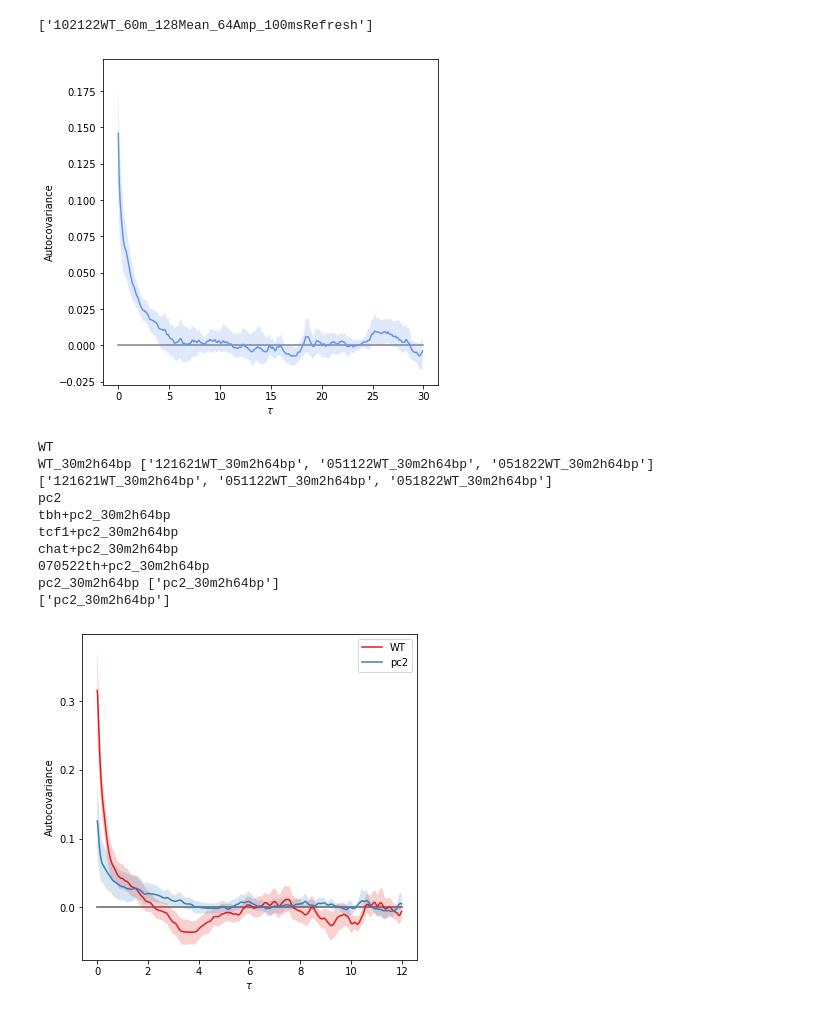
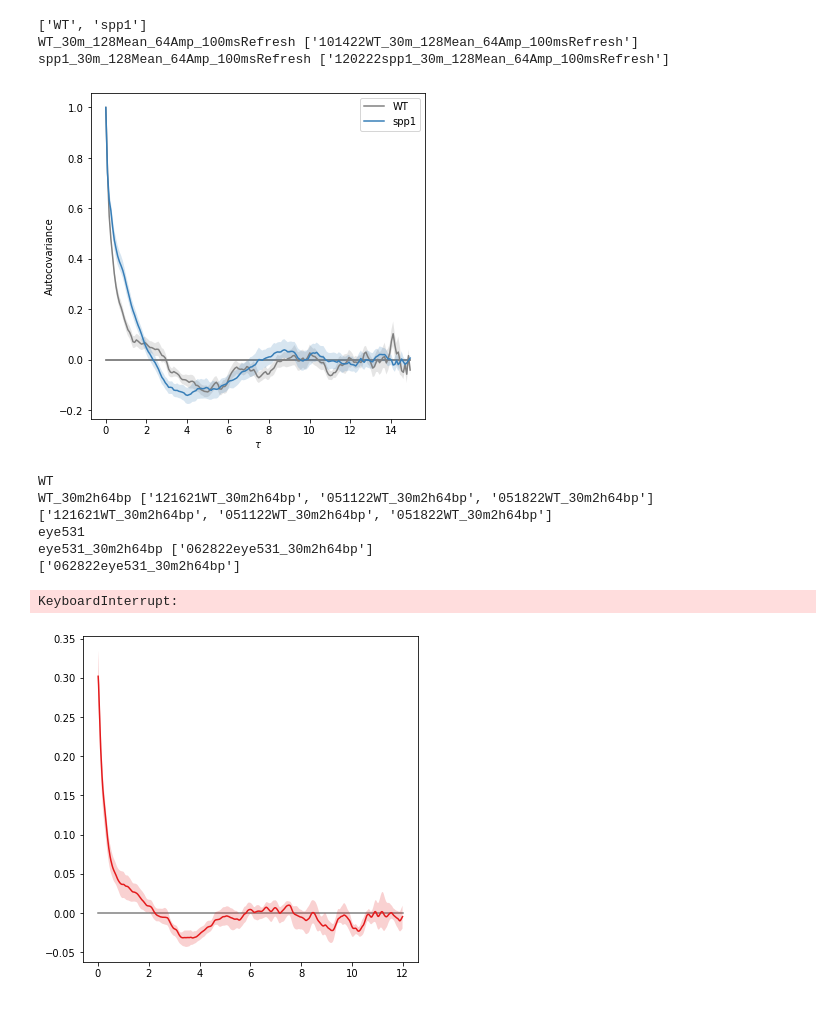
Before and after one commit to samuelbray32/behavior-lite, a Jupyter notebook: Noise.ipynb, the cells around one changed output. Drawn from its saved outputs; the diff is of its cells as text; code cells hidden in the pictures.

```diff
--- a/Noise.ipynb
+++ b/Noise.ipynb
@@ -3,12 +3,15 @@ from tools.results_noise import autocovariance
 import matplotlib.pyplot as plt
 import numpy as np
 %matplotlib inline
-fig,ax=autocovariance(n_boot=1e2,sample_range=(20,60),
-                      tau = np.arange(1,30*120,10))
+fig,ax=autocovariance(interest_list=['WT','spp1'],
+                      n_boot=1e2,sample_range=(15,30),
+                      tau = np.arange(1,15*120,10),correlation=1)
 fig.show()
 # %% [output]
-['102122WT_60m_128Mean_64Amp_100msRefresh']
+['WT', 'spp1']
+WT_30m_128Mean_64Amp_100msRefresh ['101422WT_30m_128Mean_64Amp_100msRefresh']
+spp1_30m_128Mean_64Amp_100msRefresh ['120222spp1_30m_128Mean_64Amp_100msRefresh']
-[figure, old version]
+[figure, new version]
 # %%
 ax.set_xlim(0,12)
 plt.rcParams['svg.fonttype']='none'
@@ -18,20 +21,17 @@ import numpy as np
 # %%
 from tools.results_noise import autocovariance_step
 import matplotlib.pyplot as plt
 import numpy as np
 %matplotlib inline
-fig,ax=autocovariance_step(['WT','pc2',],exclude=['+'],n_boot=1e3,sample_range=(15,30),
+fig,ax=autocovariance_step(['WT','eye531','eye532'],exclude=['+'],n_boot=1e1,sample_range=(15,30),
                       tau = np.arange(1,12*120,2))
 fig.show()
 # %% [output]
 WT
 WT_30m2h64bp ['121621WT_30m2h64bp', '051122WT_30m2h64bp', '051822WT_30m2h64bp']
 ['121621WT_30m2h64bp', '051122WT_30m2h64bp', '051822WT_30m2h64bp']
-pc2
-tbh+pc2_30m2h64bp
-tcf1+pc2_30m2h64bp
-chat+pc2_30m2h64bp
-070522th+pc2_30m2h64bp
-pc2_30m2h64bp ['pc2_30m2h64bp']
-['pc2_30m2h64bp']
+eye531
+eye531_30m2h64bp ['062822eye531_30m2h64bp']
+['062822eye531_30m2h64bp']
+KeyboardInterrupt:
-[figure, old version]
+[figure, new version]
```
Also changed, not shown: 1 other file.
